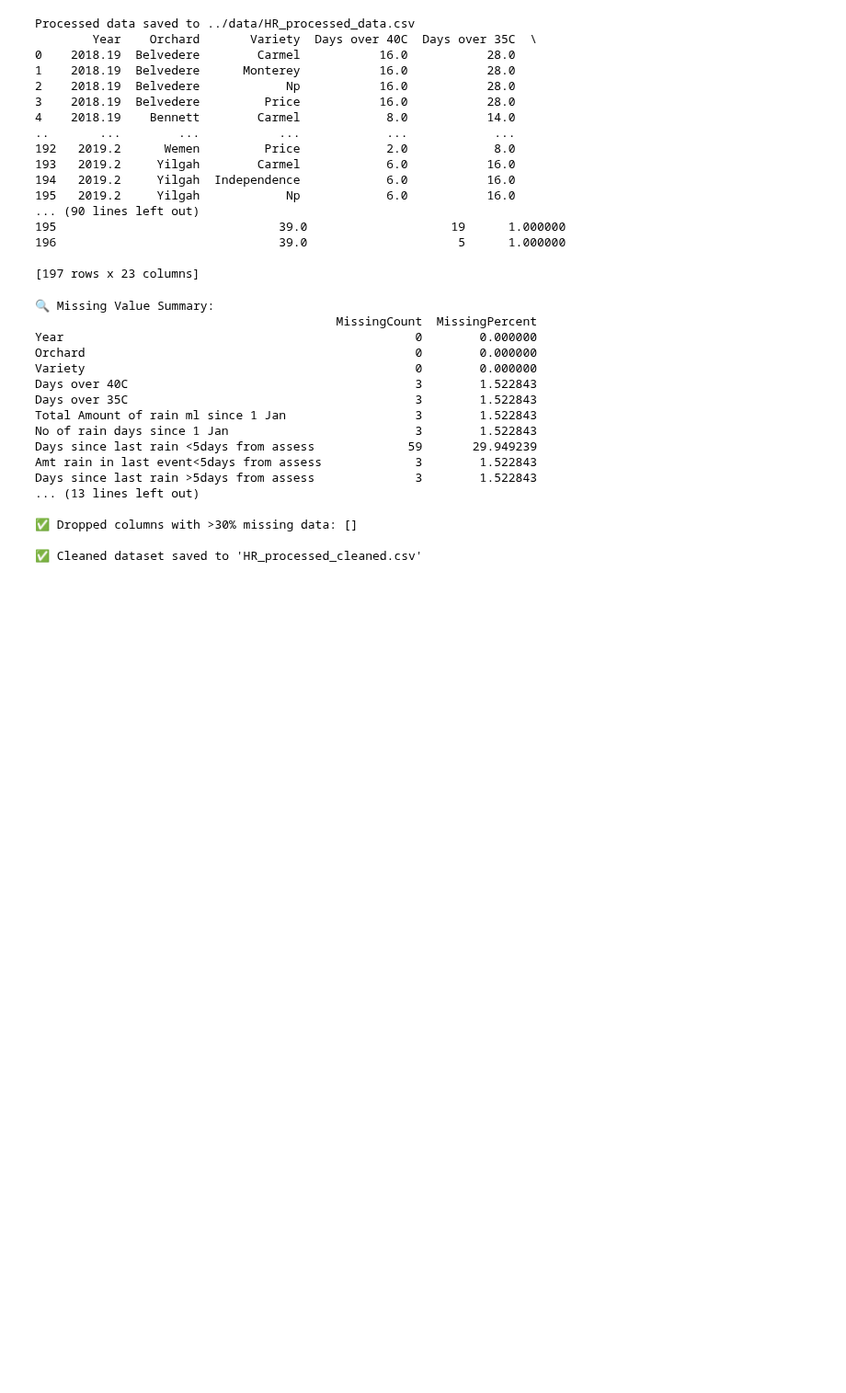
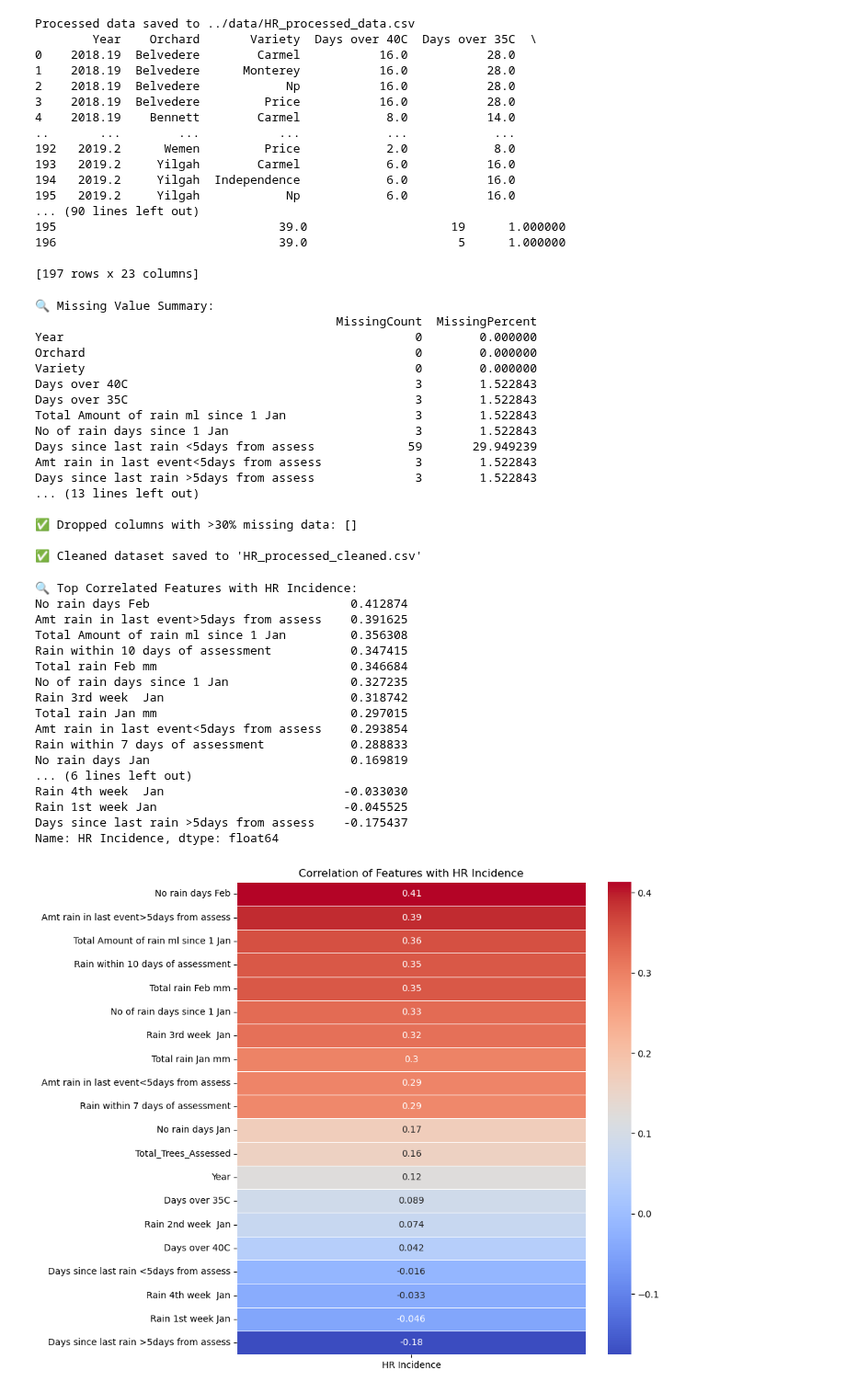
Before and after one commit to subin-seol/AgVic-Weather-Disease-Model, a Jupyter notebook: notebooks/01_preprocessing.ipynb, the cells around one changed output. Shown at 92% size. Drawn from its saved outputs; the diff is of its cells as text; code cells hidden in the pictures; blank space fills up the shorter version.

Commit message:
correlation and prediction

```diff
--- a/notebooks/01_preprocessing.ipynb
+++ b/notebooks/01_preprocessing.ipynb
@@ -146,3 +146,39 @@ Days since last rain >5days from assess              3        1.522843
 ✅ Dropped columns with >30% missing data: []
 
 ✅ Cleaned dataset saved to 'HR_processed_cleaned.csv'
+# %%
+# Step 3: Correlation matrix
+corr_matrix = df_cleaned.corr(numeric_only=True)
+
+# Focus only on correlation with HR Incidence
+hr_corr = corr_matrix["HR Incidence"].drop("HR Incidence").sort_values(ascending=False)
+
+# Print correlation values
+print("\n🔍 Top Correlated Features with HR Incidence:")
+print(hr_corr)
+
+# Step 4: Plot heatmap
+plt.figure(figsize=(10, 8))
+sns.heatmap(hr_corr.to_frame(), annot=True, cmap="coolwarm", linewidths=0.5, cbar=True)
+plt.title("Correlation of Features with HR Incidence")
+plt.tight_layout()
+plt.show()
+# %% [output]
+🔍 Top Correlated Features with HR Incidence:
+No rain days Feb                            0.412874
+Amt rain in last event>5days from assess    0.391625
+Total Amount of rain ml since 1 Jan         0.356308
+Rain within 10 days of assessment           0.347415
+Total rain Feb mm                           0.346684
+No of rain days since 1 Jan                 0.327235
+Rain 3rd week  Jan                          0.318742
+Total rain Jan mm                           0.297015
+Amt rain in last event<5days from assess    0.293854
+Rain within 7 days of assessment            0.288833
+No rain days Jan                            0.169819
+... (6 lines left out)
+Rain 4th week  Jan                         -0.033030
+Rain 1st week Jan                          -0.045525
+Days since last rain >5days from assess    -0.175437
+Name: HR Incidence, dtype: float64
+[figure, added]
```
Also changed, not shown: parts of 1 cell of this notebook, 1 other file.
